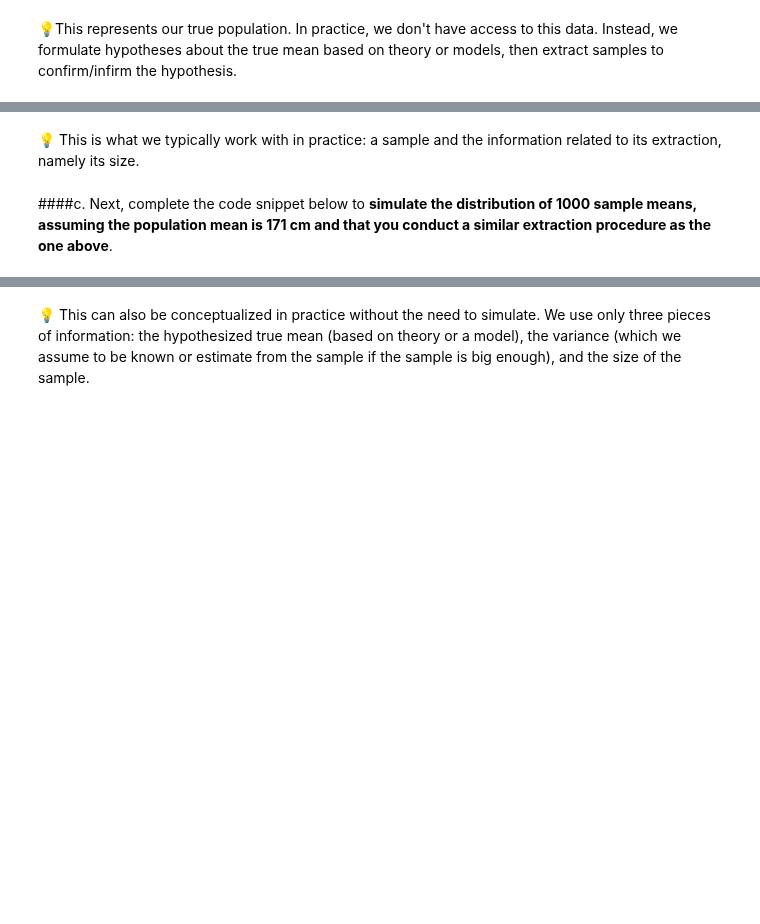
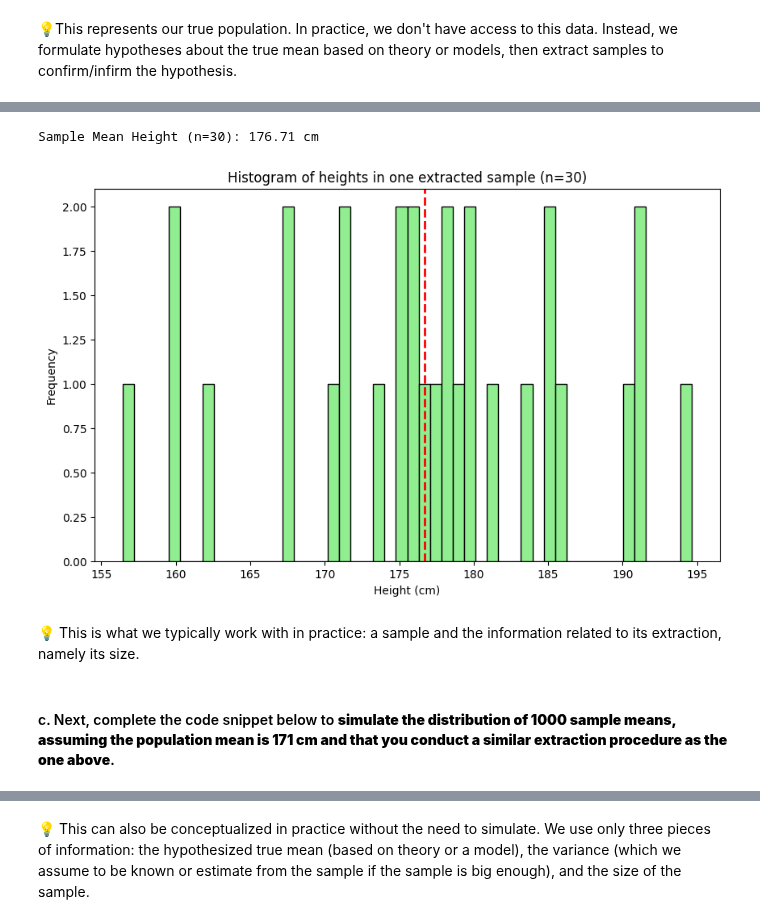
Before and after one commit to theonlytruealex/models_and_simulations, a Jupyter notebook: MS-lab4.ipynb, the cells around one changed output, grey strips where cells are left out. Drawn from its saved outputs; the diff is of its cells as text; code cells hidden in the pictures; blank space fills up the shorter version.

```diff
--- a/MS-lab4.ipynb
+++ b/MS-lab4.ipynb
@@ -65,27 +67,30 @@ plt.show()
 # %%
 # ToDo: define sample size and extract a random sample of 30 individuals from the population defined above
-sample_size = #
-sample_heights = np.random.choice(#Give as input the population from which to sample, size=#size of the sample, replace=False)
+sample_size = 30
+sample_heights = np.random.choice(population_heights, size=sample_size, replace=False)
 
 # ToDo: compute the sample mean
-sample_mean_extracted = np.mean(#Give as input the heights in the sample)
+sample_mean_extracted = np.mean(sample_heights)
 
 print(f"Sample Mean Height (n={sample_size}): {sample_mean_extracted:.2f} cm")
 
 plt.figure(figsize=(10, 6))
 plt.hist(sample_heights, bins=50, color='lightgreen', edgecolor='black')
 
 #ToDo: use a red line to show the sample mean on the plot
-plt.axvline(#Give as input the value of the mean, color= , linestyle='dashed', linewidth=2)
+plt.axvline(sample_mean_extracted, color='red', linestyle='dashed', linewidth=2)
 
 plt.title('Histogram of heights in one extracted sample (n=30)')
 plt.xlabel('Height (cm)')
 plt.ylabel('Frequency')
 plt.show()
+# %% [output]
+Sample Mean Height (n=30): 176.71 cm
+[figure, added]
 # %% [markdown]
 💡 This is what we typically work with in practice: a sample and the information related to its extraction, namely its size.
 # %% [markdown]
-####c. Next, complete the code snippet below to **simulate the distribution of 1000 sample means, assuming the population mean is 171 cm and that you conduct a similar extraction procedure as the one above**.
+#### c. Next, complete the code snippet below to **simulate the distribution of 1000 sample means, assuming the population mean is 171 cm and that you conduct a similar extraction procedure as the one above**.
 # %%
 #ToDo: Set the hypothesized population parameters (notice that here we deal with a hypothesis, not the true height)
 population_size_hypothesis = 1459
```
Also changed, not shown: parts of 34 cells of this notebook.
